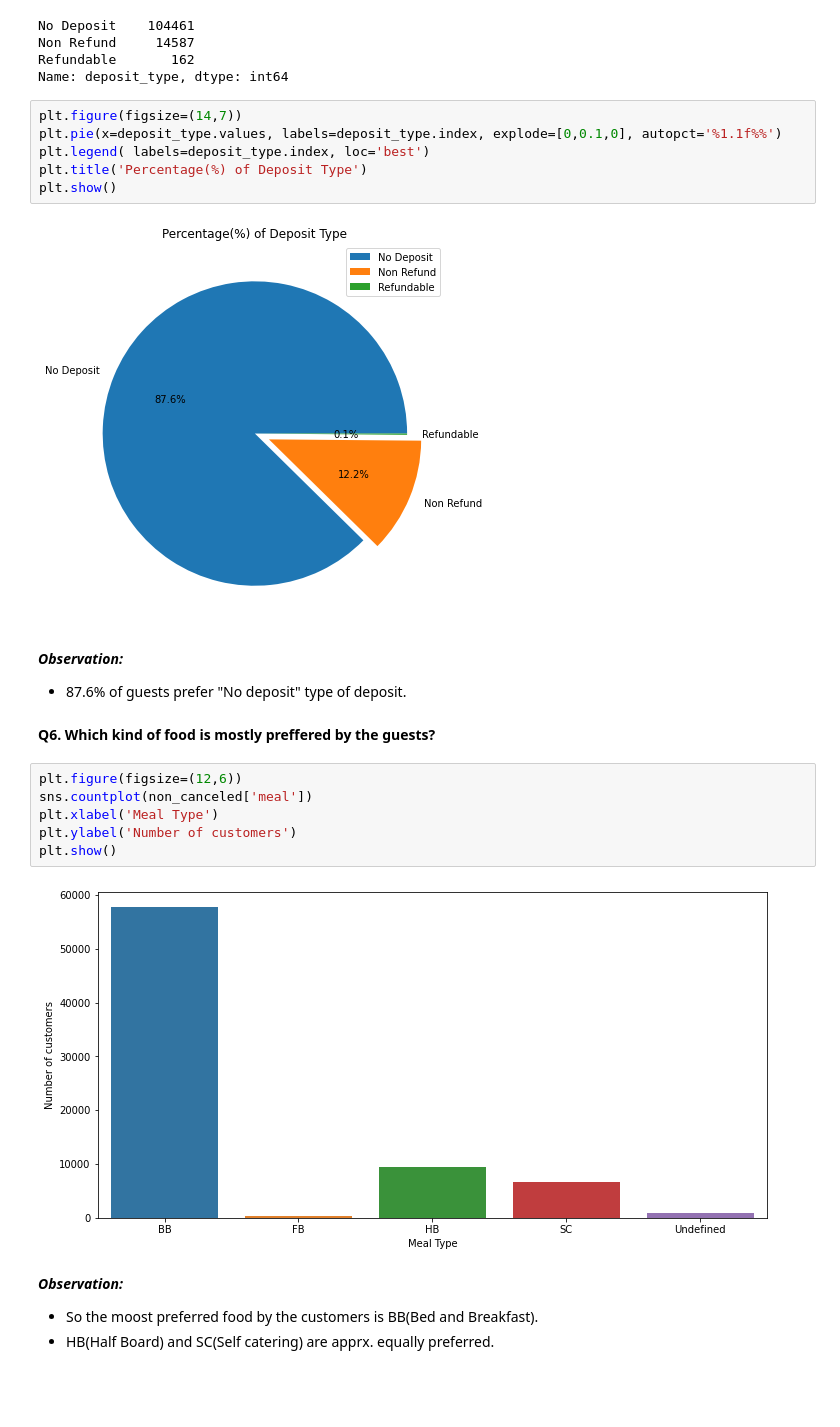
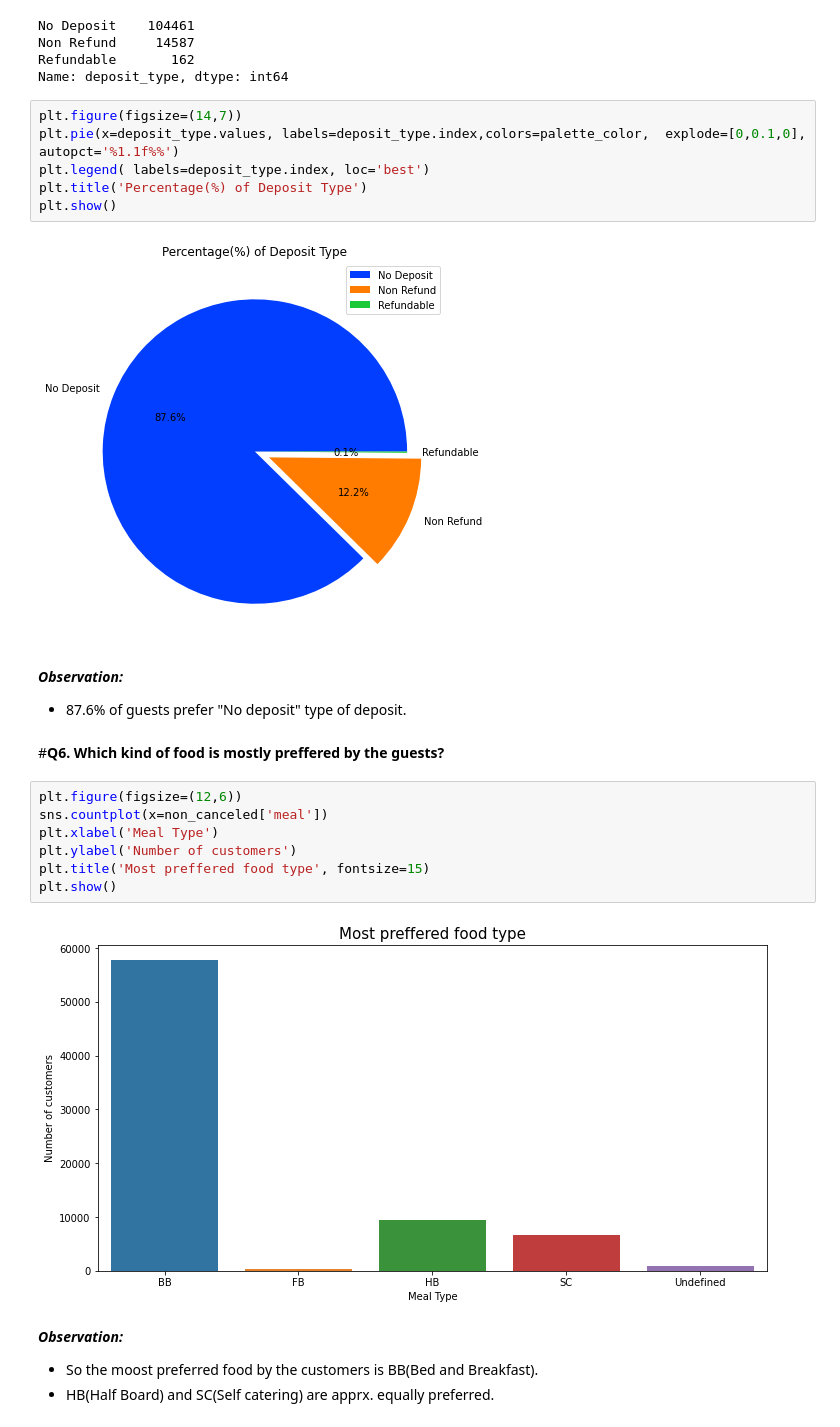
Before and after one commit to raoak18/Hotels-Data-Analysis-EDA, a Jupyter notebook: Hotel_Booking_Analysis_Capstone_Project.ipynb, the cells around one changed output. Cells and saved outputs as stored; diff of their text form; blank space fills up the shorter version.

```diff
--- a/Hotel_Booking_Analysis_Capstone_Project.ipynb
+++ b/Hotel_Booking_Analysis_Capstone_Project.ipynb
@@ -377,25 +371,26 @@ Refundable       162
 Name: deposit_type, dtype: int64
 # %%
 plt.figure(figsize=(14,7))
-plt.pie(x=deposit_type.values, labels=deposit_type.index, explode=[0,0.1,0], autopct='%1.1f%%')
+plt.pie(x=deposit_type.values, labels=deposit_type.index,colors=palette_color,  explode=[0,0.1,0], autopct='%1.1f%%')
 plt.legend( labels=deposit_type.index, loc='best')
 plt.title('Percentage(%) of Deposit Type')
 plt.show()
 # %% [output]
-[figure, old version]
+[figure, new version]
 # %% [markdown]
 ***Observation:***
 * 87.6% of guests prefer "No deposit" type of deposit.
 # %% [markdown]
-**Q6. Which kind of food is mostly preffered by the guests?**
+#**Q6. Which kind of food is mostly preffered by the guests?**
 # %%
 plt.figure(figsize=(12,6))
-sns.countplot(non_canceled['meal'])
+sns.countplot(x=non_canceled['meal'])
 plt.xlabel('Meal Type')
 plt.ylabel('Number of customers')
+plt.title('Most preffered food type', fontsize=15)
 plt.show()
 # %% [output]
-[figure, old version]
+[figure, new version]
 # %% [markdown]
 ***Observation:***
 
```
Also changed, not shown: parts of 56 cells of this notebook.
